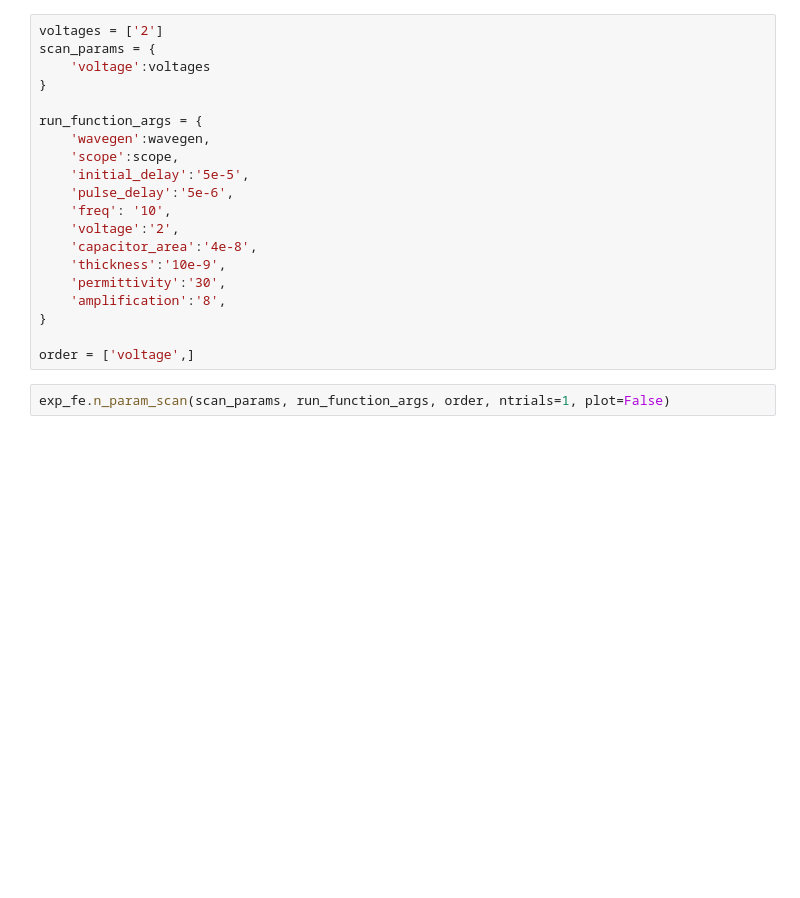
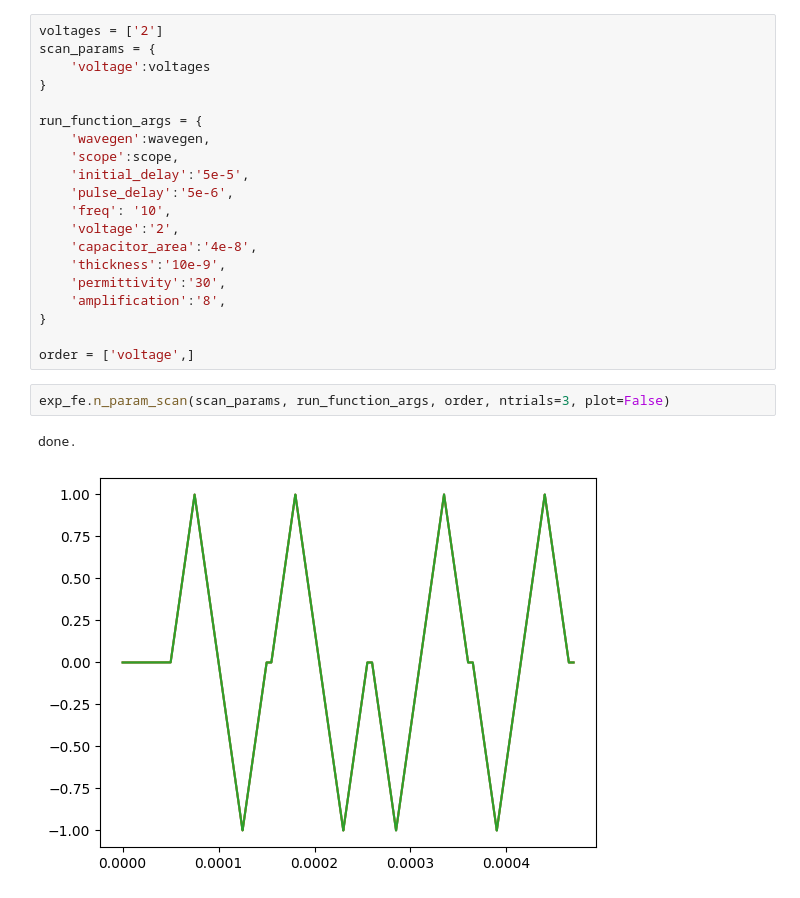
Before and after one commit to ElPsyKurisu/FE, a Jupyter notebook: PV/PVloop.ipynb, the cells around one changed output. Cells and saved outputs as stored; diff of their text form; blank space fills up the shorter version.

```diff
--- a/PV/PVloop.ipynb
+++ b/PV/PVloop.ipynb
@@ -94,4 +90,7 @@ run_function_args = {
 
 order = ['voltage',]
 # %%
-exp_fe.n_param_scan(scan_params, run_function_args, order, ntrials=1, plot=False)
+exp_fe.n_param_scan(scan_params, run_function_args, order, ntrials=3, plot=False)
+# %% [output]
+done.
+[figure, added]
```
Also changed, not shown: parts of 7 cells of this notebook, 20 other files.
